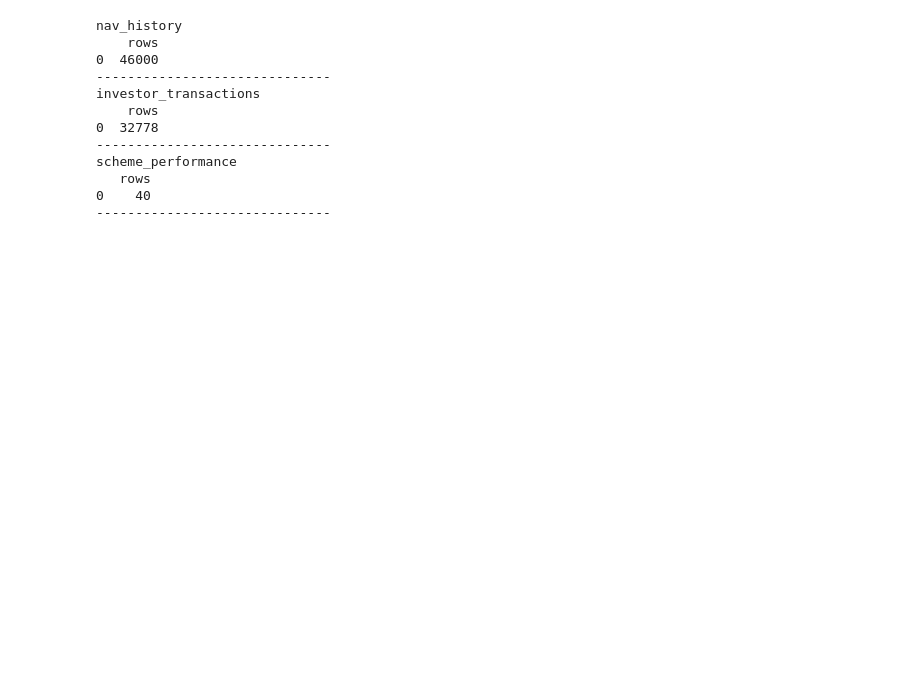
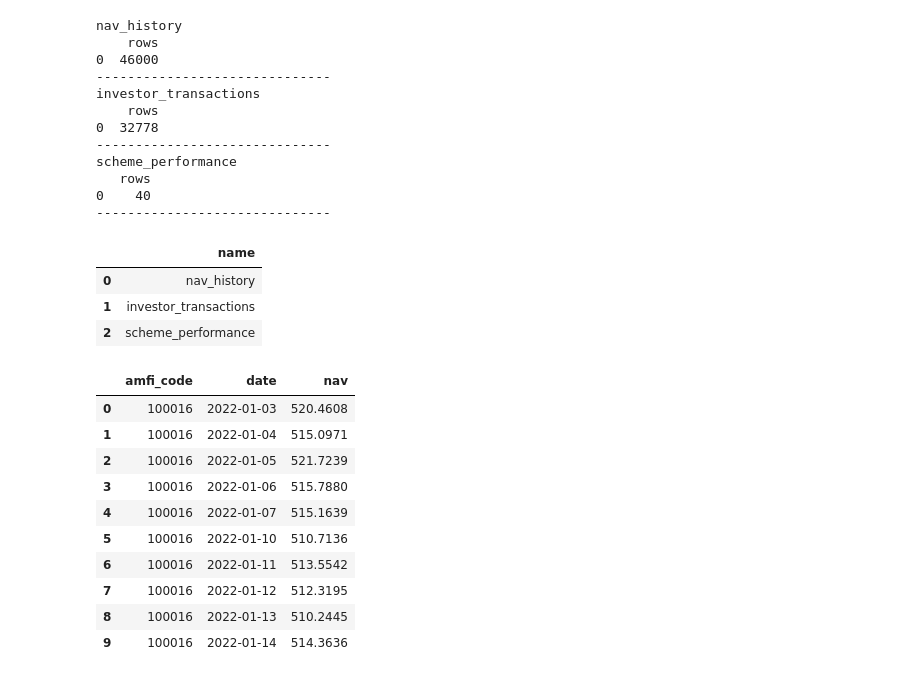
Before and after one commit to syedshaju53/Mutual_Fund_Analytics, a Jupyter notebook: notebooks/day2_data_cleaning.ipynb, the cells around one changed output. Cells and saved outputs as stored; diff of their text form; code cells hidden in the pictures; blank space fills up the shorter version.

Commit message:
Day 2: Cleaned data + SQLite DB loaded

```diff
--- a/notebooks/day2_data_cleaning.ipynb
+++ b/notebooks/day2_data_cleaning.ipynb
@@ -301,0 +307,36 @@ scheme_performance
+# %%
+import pandas as pd
+import sqlite3
+
+conn = sqlite3.connect("mutual_fund_analytics.db")
+
+pd.read_sql("""
+SELECT name
+FROM sqlite_master
+WHERE type='table';
+""", conn)
+# %% [output]
+|  | name |
+| 0 | nav_history |
+| 1 | investor_transactions |
+| 2 | scheme_performance |
+# %%
+query = """
+SELECT *
+FROM nav_history
+LIMIT 10;
+"""
+
+pd.read_sql(query, conn)
+# %% [output]
+|  | amfi_code | date | nav |
+| 0 | 100016 | 2022-01-03 | 520.4608 |
+| 1 | 100016 | 2022-01-04 | 515.0971 |
+| 2 | 100016 | 2022-01-05 | 521.7239 |
+| 3 | 100016 | 2022-01-06 | 515.7880 |
+| 4 | 100016 | 2022-01-07 | 515.1639 |
+| 5 | 100016 | 2022-01-10 | 510.7136 |
+| 6 | 100016 | 2022-01-11 | 513.5542 |
+| 7 | 100016 | 2022-01-12 | 512.3195 |
+| 8 | 100016 | 2022-01-13 | 510.2445 |
+| 9 | 100016 | 2022-01-14 | 514.3636 |
```
Also changed, not shown: parts of 17 cells of this notebook, 16 other files.
